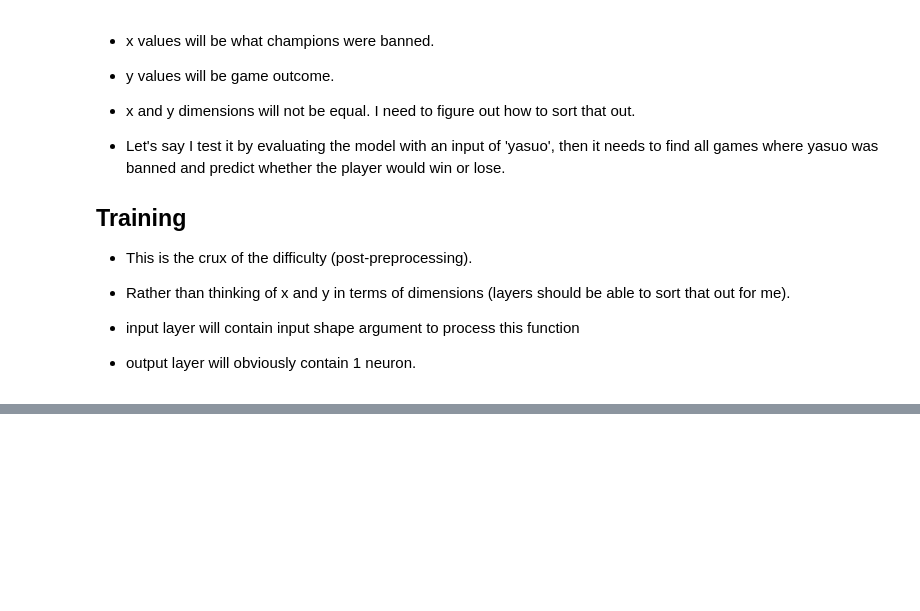
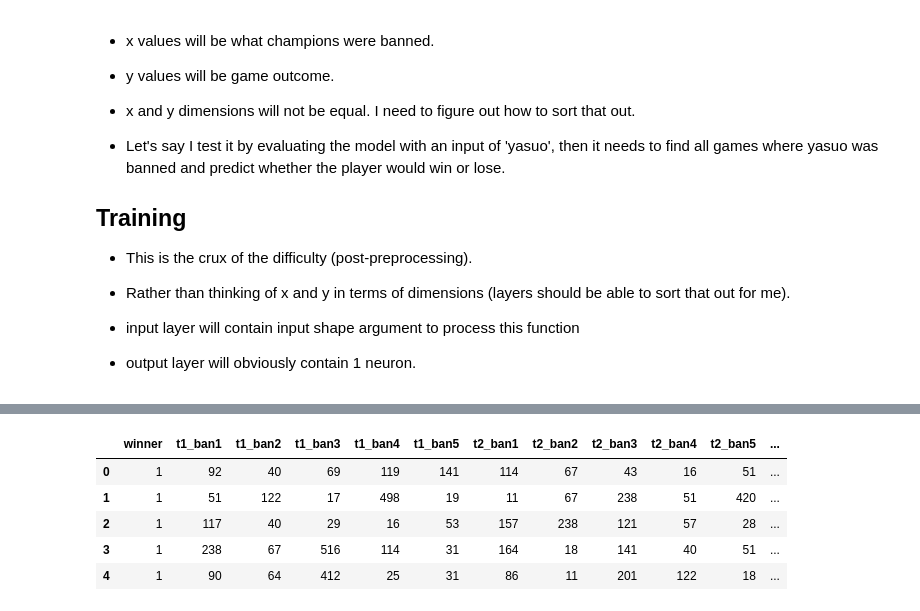
Before and after one commit to ObiAU/LoL-TensorFlow-Projects, a Jupyter notebook: LoLWinPredictor.ipynb, the cells around one changed output, grey strips where cells are left out. Saved outputs shown, nothing was run; the diff lists cells and outputs as text; code cells hidden in the pictures; blank space fills up the shorter version.

```diff
--- a/LoLWinPredictor.ipynb
+++ b/LoLWinPredictor.ipynb
@@ -309,0 +156,32 @@ LoLWinPredictor.fit(xGtrain, yGtrain,
+# %%
+# For our purpose we only need the t2 and t1 ban values
+# Alongside win and loss binary labels
+
+iban = games[['winner','t1_ban1', 't1_ban2', 't1_ban3'
+, 't1_ban4', 't1_ban5','t2_ban1', 't2_ban2',
+'t2_ban3', 't2_ban4', 't2_ban5']].copy()
+
+
+# Create new columns in the dataframe to store the lists
+iban['Team_1_bans'] = 0
+iban['Team_2_bans'] = 0
+
+def List_Gen_Tool(df):
+    df.reset_index(drop=True,inplace=True)
+    df['Team_1_bans'] = df['Team_1_bans'].astype(object)
+    df['Team_2_bans'] = df['Team_2_bans'].astype(object)
+    for index in df.index:
+        Team=df.loc[index][1:6].tolist()
+        df.at[index,'Team_1_bans'] = Team
+        Team2=df.loc[index][6:11].tolist()
+        df.at[index,'Team_2_bans'] = Team2
+    return df
+# %%
+iban.head()
+# %% [output]
+|  | winner | t1_ban1 | t1_ban2 | t1_ban3 | t1_ban4 | t1_ban5 | t2_ban1 | t2_ban2 | t2_ban3 | t2_ban4 | t2_ban5 | ... |
+| 0 | 1 | 92 | 40 | 69 | 119 | 141 | 114 | 67 | 43 | 16 | 51 | ... |
+| 1 | 1 | 51 | 122 | 17 | 498 | 19 | 11 | 67 | 238 | 51 | 420 | ... |
+| 2 | 1 | 117 | 40 | 29 | 16 | 53 | 157 | 238 | 121 | 57 | 28 | ... |
+| 3 | 1 | 238 | 67 | 516 | 114 | 31 | 164 | 18 | 141 | 40 | 51 | ... |
+| 4 | 1 | 90 | 64 | 412 | 25 | 31 | 86 | 11 | 201 | 122 | 18 | ... |
```
Also changed, not shown: parts of 44 cells of this notebook.
